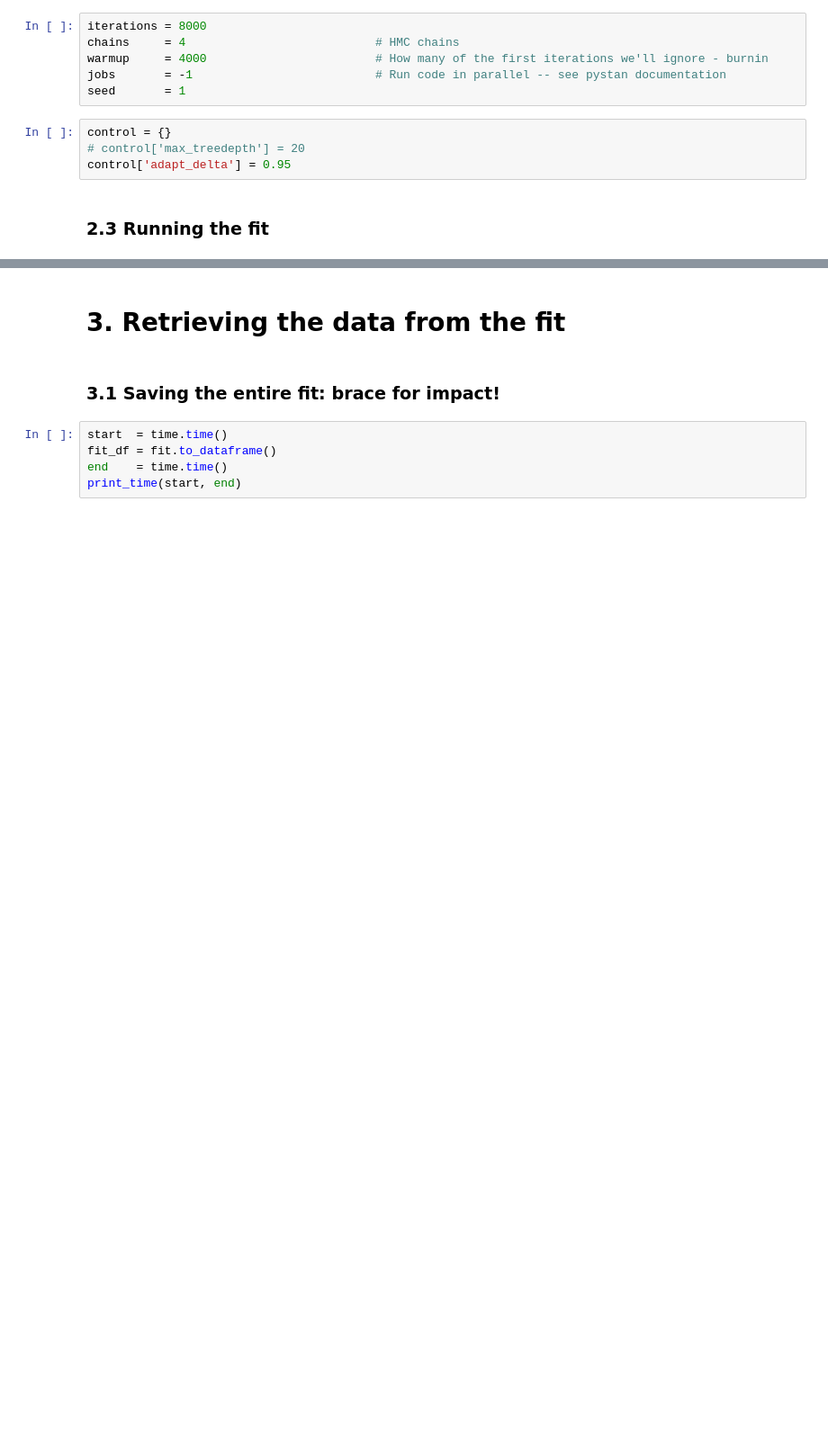
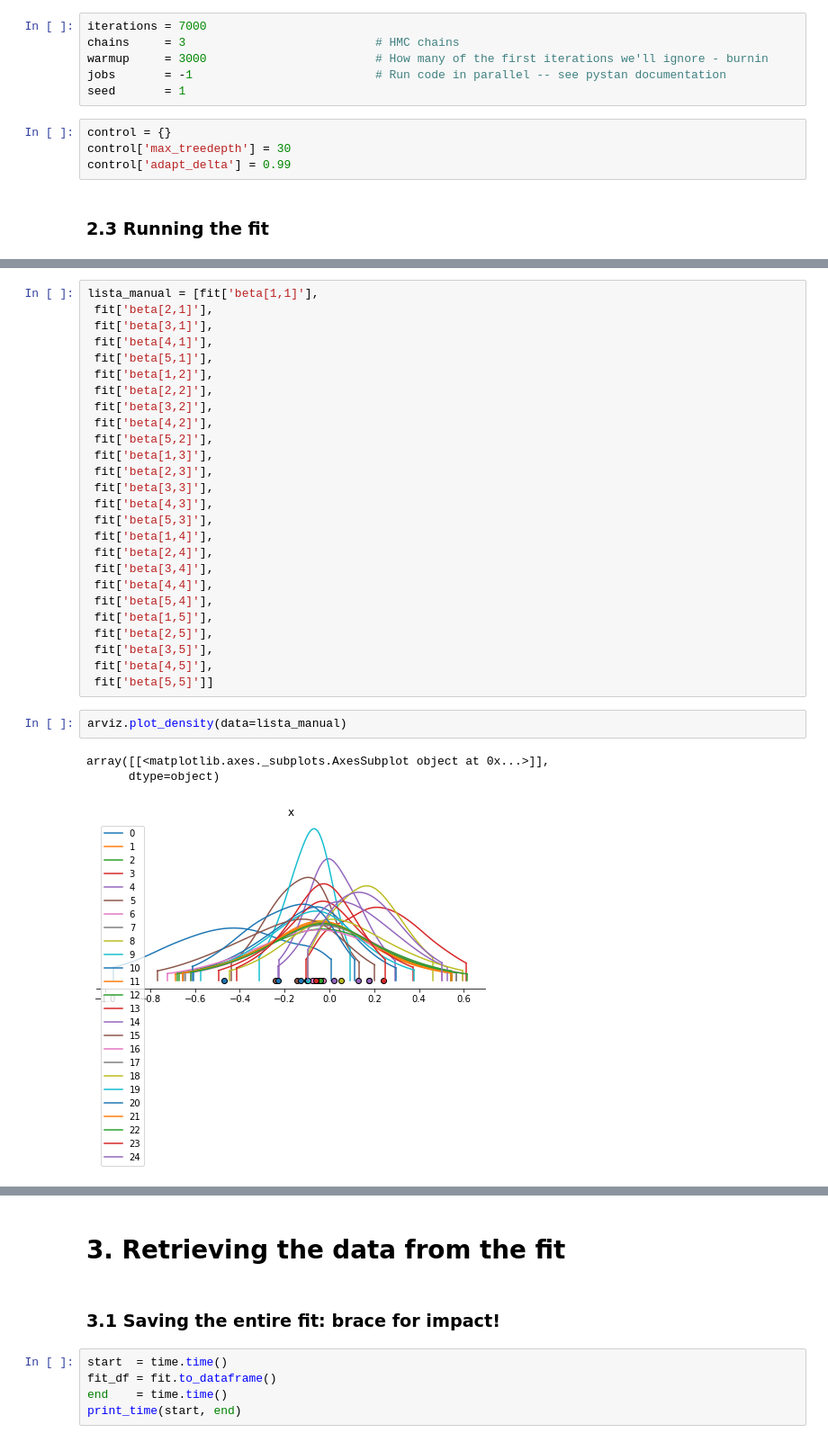
Before and after one commit to mdastro/UVupturn-RSGs, a Jupyter notebook: Model/Logit3D_SharedPrior_Revised.ipynb, the cells around one changed output, grey strips where cells are left out. Shown at 90% size. Saved outputs shown, nothing was run; the diff lists cells and outputs as text; blank space fills up the shorter version.

```diff
--- a/Model/Logit3D_SharedPrior_Revised.ipynb
+++ b/Model/Logit3D_SharedPrior_Revised.ipynb
@@ -167,15 +172,15 @@ generated quantities{
 # %% [markdown]
 ### 2.2 Fit settings (for STAN)
 # %%
-iterations = 8000
-chains     = 4                           # HMC chains
-warmup     = 4000                        # How many of the first iterations we'll ignore - burnin
+iterations = 7000
+chains     = 3                           # HMC chains
+warmup     = 3000                        # How many of the first iterations we'll ignore - burnin
 jobs       = -1                          # Run code in parallel -- see pystan documentation
 seed       = 1
 # %%
 control = {}
-# control['max_treedepth'] = 20
-control['adapt_delta'] = 0.95
+control['max_treedepth'] = 30
+control['adapt_delta'] = 0.99
 # %% [markdown]
 ### 2.3 Running the fit
 # %%
@@ -211,0 +233,32 @@ plt.show()
+# %%
+lista_manual = [fit['beta[1,1]'],
+ fit['beta[2,1]'],
+ fit['beta[3,1]'],
+ fit['beta[4,1]'],
+ fit['beta[5,1]'],
+ fit['beta[1,2]'],
+ fit['beta[2,2]'],
+ fit['beta[3,2]'],
+ fit['beta[4,2]'],
+ fit['beta[5,2]'],
+ fit['beta[1,3]'],
+ fit['beta[2,3]'],
+ fit['beta[3,3]'],
+ fit['beta[4,3]'],
+ fit['beta[5,3]'],
+ fit['beta[1,4]'],
+ fit['beta[2,4]'],
+ fit['beta[3,4]'],
+ fit['beta[4,4]'],
+ fit['beta[5,4]'],
+ fit['beta[1,5]'],
+ fit['beta[2,5]'],
+ fit['beta[3,5]'],
+ fit['beta[4,5]'],
+ fit['beta[5,5]']]
+# %%
+arviz.plot_density(data=lista_manual)
+# %% [output]
+array([[<matplotlib.axes._subplots.AxesSubplot object at 0x...>]],
+      dtype=object)
+[figure, added]
```
Also changed, not shown: parts of 22 cells of this notebook, 3 other files.
